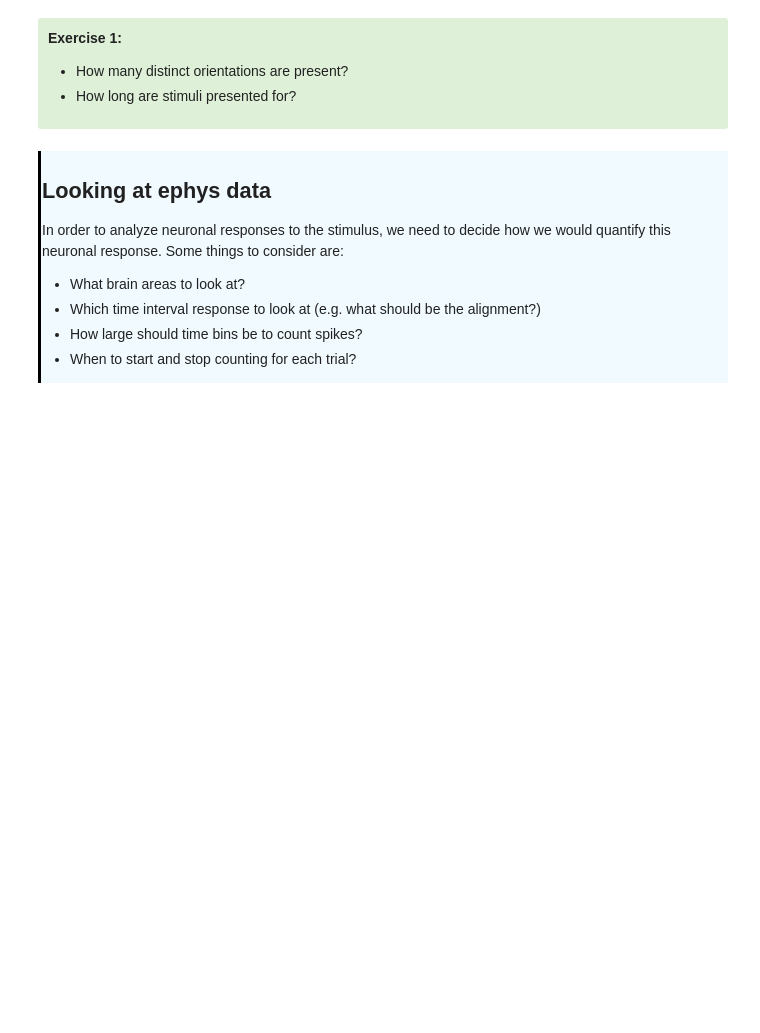
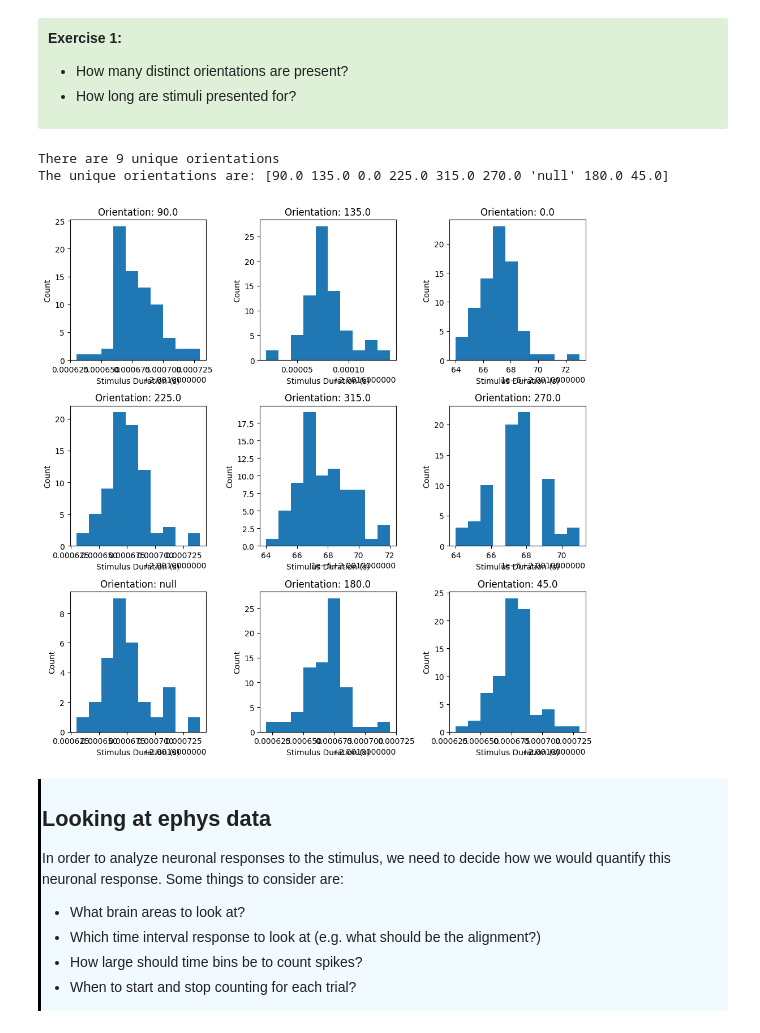
Before and after one commit to ecresp1el/swb_2023_ec_problemsworkshop, a Jupyter notebook: code_variability/Day5_NeuralVariabilityAndDynamics.ipynb, the cells around one changed output. Drawn from its saved outputs; the diff is of its cells as text; code cells hidden in the pictures; blank space fills up the shorter version.

```diff
--- a/code_variability/Day5_NeuralVariabilityAndDynamics.ipynb
+++ b/code_variability/Day5_NeuralVariabilityAndDynamics.ipynb
@@ -167,3 +161,36 @@ session.get_stimulus_table(["drifting_gratings"])
+# %%
+# Code: compute distinct orientations
+# Hint: dataframe columns have a .unique() function
+
+#find the number of unique orientations
+unique_orientations = session.get_stimulus_table(["drifting_gratings"])["orientation"].unique()
+
+#print the number of unique orientations
+print("There are " + str(len(unique_orientations)) + " unique orientations")
+
+#print the unique orientations
+print("The unique orientations are: " + str(unique_orientations))
+
+# Code: how would you visualize the distribution of stimulus durations?
+
+# in a for loop with grid spec
+fig = plt.figure(figsize = (10, 10))
+gs = GridSpec(3, 3)
+
+for i, orientation in enumerate(unique_orientations):
+    stimulus_table = session.get_stimulus_table(["drifting_gratings"])
+    stimulus_table = stimulus_table[stimulus_table["orientation"] == orientation]
+    ax = fig.add_subplot(gs[i])
+    ax.hist(stimulus_table["duration"])
+    ax.set_title("Orientation: " + str(orientation))
+    ax.set_xlabel("Stimulus Duration (s)")
+    ax.set_ylabel("Count")
+plt.tight_layout()
+plt.show()
+# %% [output]
+There are 9 unique orientations
+The unique orientations are: [90.0 135.0 0.0 225.0 315.0 270.0 'null' 180.0 45.0]
+[figure, added]
 # %% [markdown]
 <div style="border-left: 3px solid #000; padding: 1px; padding-left: 10px; background: #F0FAFF; ">
     <h2> Looking at ephys data </h2>
```
Also changed, not shown: parts of 44 cells of this notebook.
